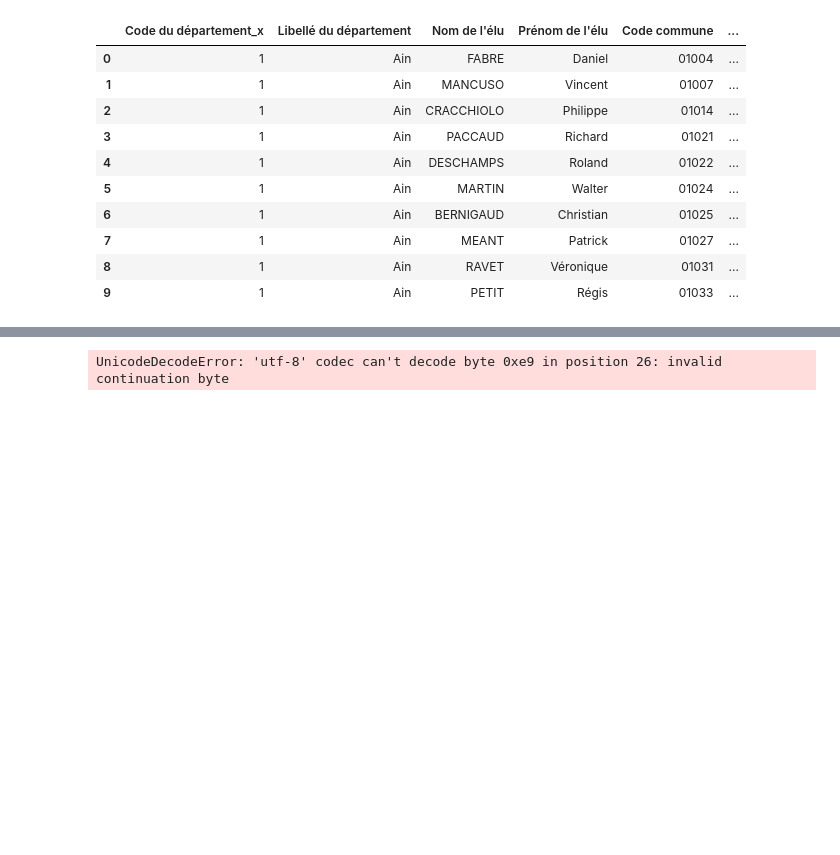
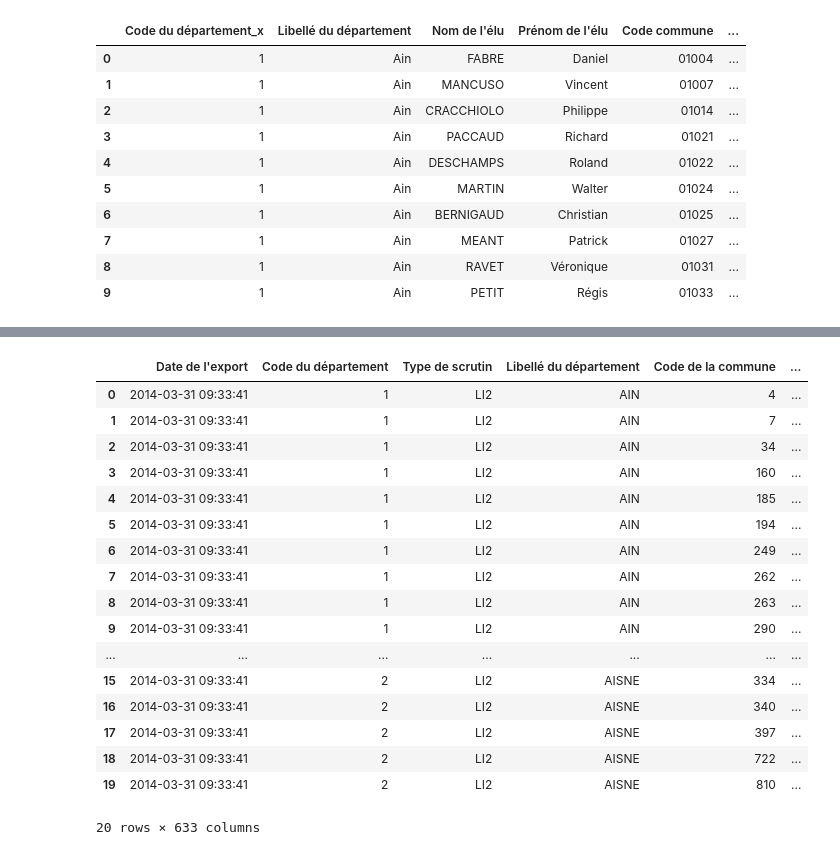
Before and after one commit to isa-j/Python-project, a Jupyter notebook: Data formatting.ipynb, the cells around one changed output, grey strips where cells are left out. Cells and saved outputs as stored; diff of their text form; code cells hidden in the pictures; blank space fills up the shorter version.

```diff
--- a/Data formatting.ipynb
+++ b/Data formatting.ipynb
@@ -85,6 +90,22 @@ elec_2020.head(10)
 # %%
-resultats_2014 = pd.read_csv('/home/onyxia/work/Python-project/Data/muni-2014-resultats-com-1000-et-plus-t2.txt',
-    sep=';',
-    header=1)
+resultats_2014 = pd.read_excel('/home/onyxia/work/Python-project/Data/muni-2014-resultats-com-1000-et-plus-t2.xlsx', header=0)
+resultats_2014.head(20)
 # %% [output]
+|  | Date de l'export | Code du département | Type de scrutin | Libellé du département | Code de la commune | ... |
+| 0 | 2014-03-31 09:33:41 | 1 | LI2 | AIN | 4 | ... |
+| 1 | 2014-03-31 09:33:41 | 1 | LI2 | AIN | 7 | ... |
+| 2 | 2014-03-31 09:33:41 | 1 | LI2 | AIN | 34 | ... |
+| 3 | 2014-03-31 09:33:41 | 1 | LI2 | AIN | 160 | ... |
+| 4 | 2014-03-31 09:33:41 | 1 | LI2 | AIN | 185 | ... |
+| 5 | 2014-03-31 09:33:41 | 1 | LI2 | AIN | 194 | ... |
+| 6 | 2014-03-31 09:33:41 | 1 | LI2 | AIN | 249 | ... |
+| 7 | 2014-03-31 09:33:41 | 1 | LI2 | AIN | 262 | ... |
+| 8 | 2014-03-31 09:33:41 | 1 | LI2 | AIN | 263 | ... |
+| 9 | 2014-03-31 09:33:41 | 1 | LI2 | AIN | 290 | ... |
+| ... | ... | ... | ... | ... | ... | ... |
+| 15 | 2014-03-31 09:33:41 | 2 | LI2 | AISNE | 334 | ... |
+| 16 | 2014-03-31 09:33:41 | 2 | LI2 | AISNE | 340 | ... |
+| 17 | 2014-03-31 09:33:41 | 2 | LI2 | AISNE | 397 | ... |
+| 18 | 2014-03-31 09:33:41 | 2 | LI2 | AISNE | 722 | ... |
+| 19 | 2014-03-31 09:33:41 | 2 | LI2 | AISNE | 810 | ... |
-UnicodeDecodeError: 'utf-8' codec can't decode byte 0xe9 in position 26: invalid continuation byte
+20 rows × 633 columns
```
Also changed, not shown: parts of 6 cells of this notebook.
